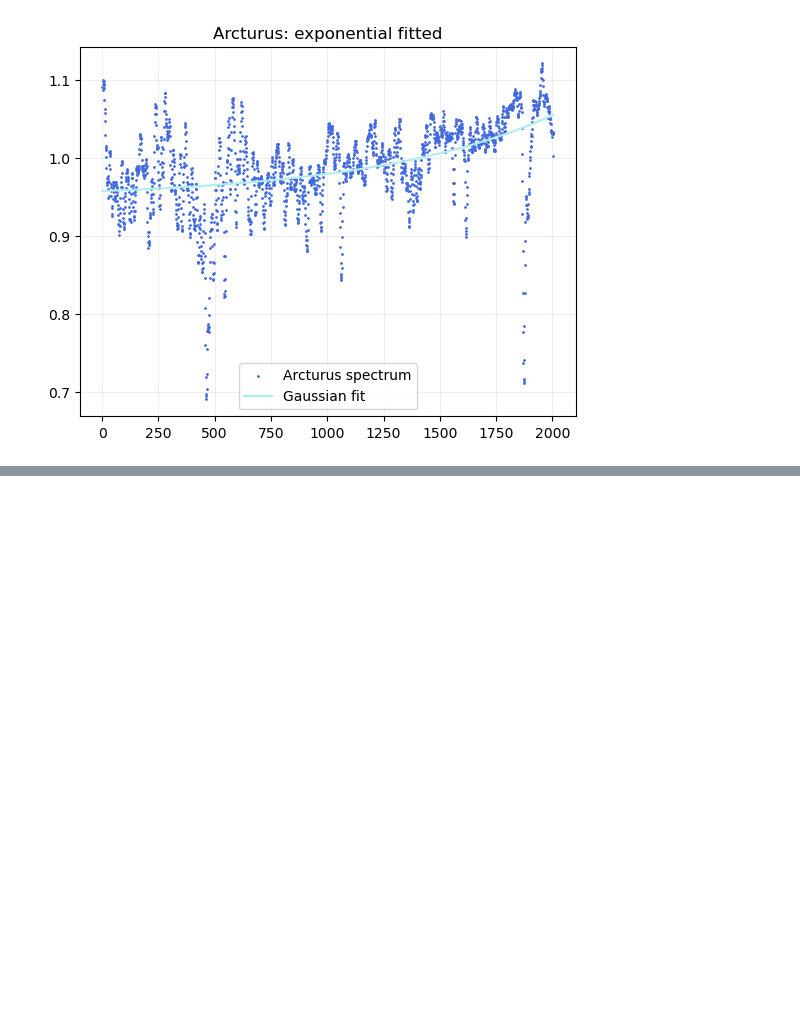
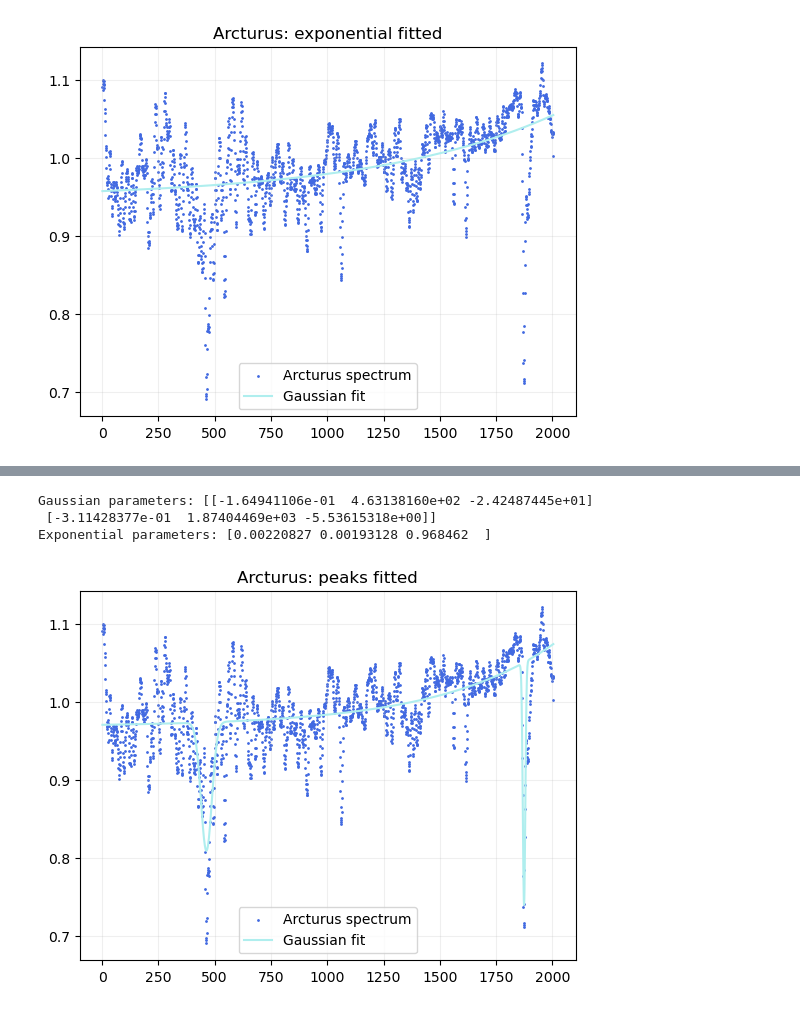
Before and after one commit to Timobrenn/G99-Spectroscopy, a Jupyter notebook: FWHM-arcturus.ipynb, the cells around one changed output, grey strips where cells are left out. Saved outputs shown, nothing was run; the diff lists cells and outputs as text; code cells hidden in the pictures; blank space fills up the shorter version.

```diff
--- a/FWHM-arcturus.ipynb
+++ b/FWHM-arcturus.ipynb
@@ -153,0 +158,44 @@ close(fig)
+# %%
+# a function for multiple exponentials
+
+def f_superior(x, *params):
+    """Returns a combination of multiple Gaussians plotted on an exponential"""
+    num_gaussians = (len(params) - 3) // 3
+    y = np.zeros_like(x, dtype=float) #it was having some weird type issues
+    for i in range(num_gaussians):
+        a = params[3 * i]
+        m = params[3 * i + 1]
+        s = params[3 * i + 2]
+        y += a * np.exp(-(x - m) ** 2 / (2.0 * s ** 2))
+    # exponential part
+    exp_a, exp_b, exp_z = params[-3:]
+    y += exp_a * np.exp(exp_b * x) + exp_z
+    return y
+
+initial_gaussians = [D1, D5] # more will be added as needed
+initial_guess = [item for sublist in initial_gaussians for item in sublist] + [exp_a, exp_b, exp_z] # flattening the initial guesses for curve_fit
+
+beta, pcov = curve_fit(f_superior, x_range, dat_smooth, p0=initial_guess)
+
+# extracting the fitted parameters
+num_gaussians = len(initial_gaussians)
+gaussian_params = beta[:num_gaussians * 3].reshape((num_gaussians, 3))
+exp_params = beta[num_gaussians * 3:]
+print("Gaussian parameters:", gaussian_params)
+print("Exponential parameters:", exp_params)
+
+# plotting the final fit
+fig = figure()
+frame = fig.add_subplot(1, 1, 1)
+frame.scatter(x_range, dat_smooth, color="royalblue", label="Arcturus spectrum", s=1)
+frame.plot(x_range, f_superior(x_range, *beta), color="paleturquoise", label="Gaussian fit")
+frame.set_title("Arcturus: peaks fitted")
+frame.grid(alpha=0.2)
+frame.legend()
+show()
+close(fig)
+# %% [output]
+Gaussian parameters: [[-1.64941106e-01  4.63138160e+02 -2.42487445e+01]
+ [-3.11428377e-01  1.87404469e+03 -5.53615318e+00]]
+Exponential parameters: [0.00220827 0.00193128 0.968462  ]
+[figure, added]
```
Also changed, not shown: parts of 6 cells of this notebook.
